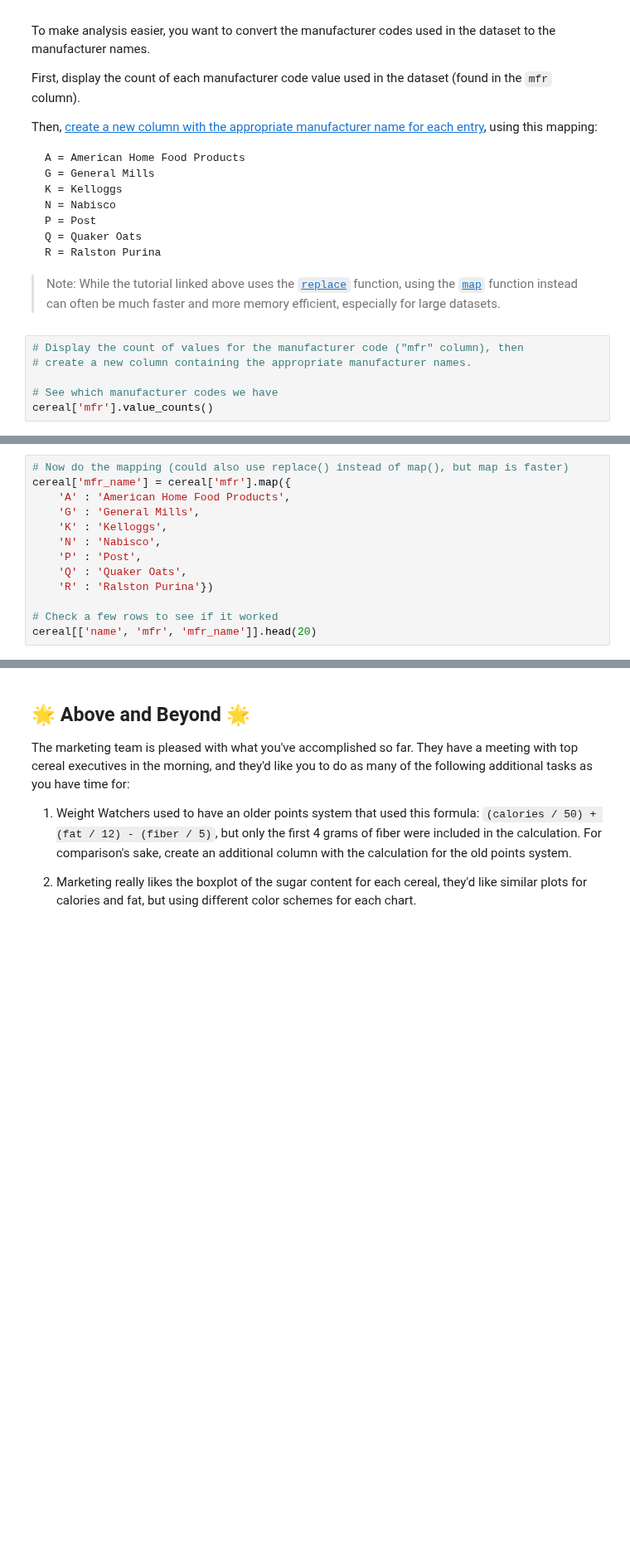
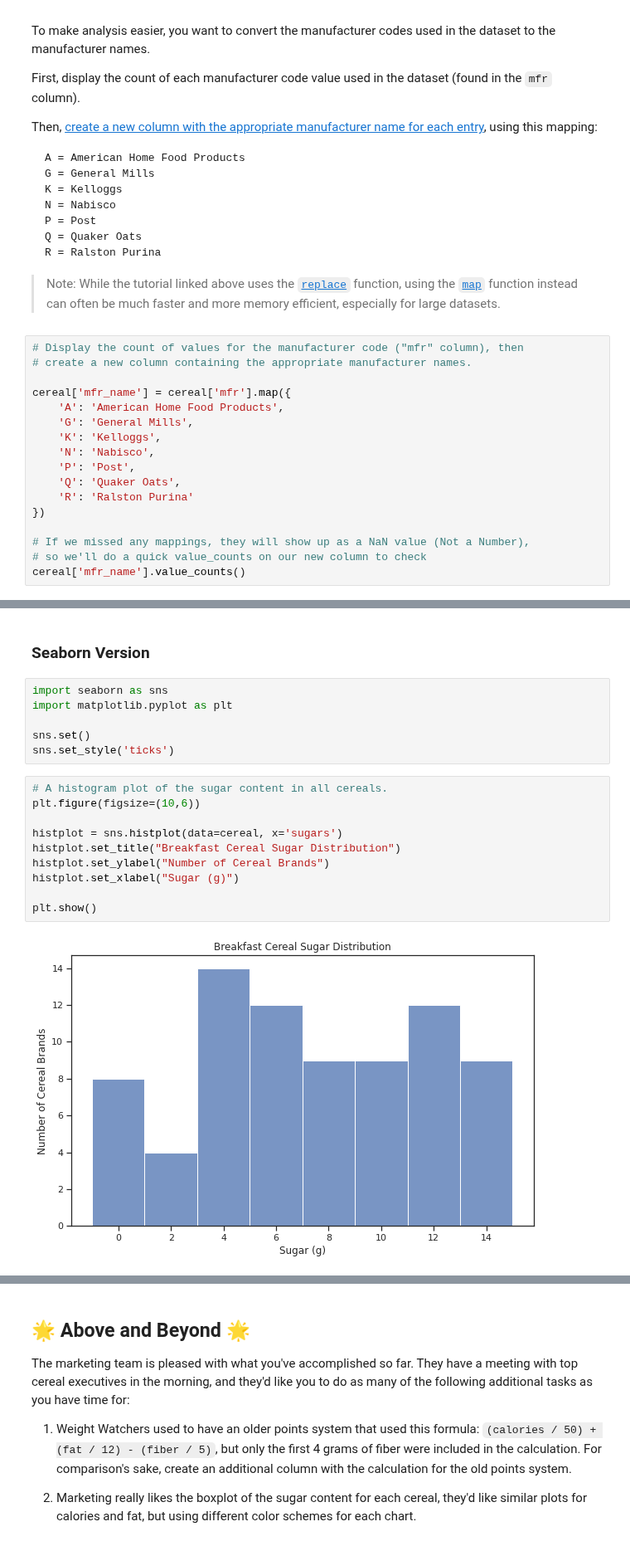
Before and after one commit to byui-cse/cse450-course, a Jupyter notebook: notebooks/Exploration_02_Solved.ipynb, the cells around one changed output, grey strips where cells are left out. Shown at 83% size. Drawn from its saved outputs; the diff is of its cells as text; blank space fills up the shorter version.

```diff
--- a/notebooks/Exploration_02_Solved.ipynb
+++ b/notebooks/Exploration_02_Solved.ipynb
@@ -131,6 +111,17 @@ Then, [create a new column with the appropriate manufacturer name for each entry
 # Display the count of values for the manufacturer code ("mfr" column), then
 # create a new column containing the appropriate manufacturer names.
 
-# See which manufacturer codes we have
-cereal['mfr'].value_counts()
+cereal['mfr_name'] = cereal['mfr'].map({
+    'A': 'American Home Food Products',
+    'G': 'General Mills',
+    'K': 'Kelloggs',
+    'N': 'Nabisco',
+    'P': 'Post',
+    'Q': 'Quaker Oats',
+    'R': 'Ralston Purina'
+})
+
+# If we missed any mappings, they will show up as a NaN value (Not a Number),
+# so we'll do a quick value_counts on our new column to check
+cereal['mfr_name'].value_counts()
 # %% [output]
@@ -145,13 +135,0 @@ Name: mfr, dtype: int64
-# %%
-# Now do the mapping (could also use replace() instead of map(), but map is faster)
-cereal['mfr_name'] = cereal['mfr'].map({
-    'A' : 'American Home Food Products',
-    'G' : 'General Mills',
-    'K' : 'Kelloggs',
-    'N' : 'Nabisco',
-    'P' : 'Post',
-    'Q' : 'Quaker Oats',
-    'R' : 'Ralston Purina'})
-
-# Check a few rows to see if it worked
-cereal[['name', 'mfr', 'mfr_name']].head(20)
@@ -239,0 +222,20 @@ alt.Chart(cereal).mark_boxplot(size=50).encode(
+# %% [markdown]
+### Seaborn Version
+# %%
+import seaborn as sns
+import matplotlib.pyplot as plt
+
+sns.set()
+sns.set_style('ticks')
+# %%
+# A histogram plot of the sugar content in all cereals.
+plt.figure(figsize=(10,6))
+
+histplot = sns.histplot(data=cereal, x='sugars')
+histplot.set_title("Breakfast Cereal Sugar Distribution")
+histplot.set_ylabel("Number of Cereal Brands")
+histplot.set_xlabel("Sugar (g)")
+
+plt.show()
+# %% [output]
+[figure, added]
```
Also changed, not shown: parts of 30 cells of this notebook.
